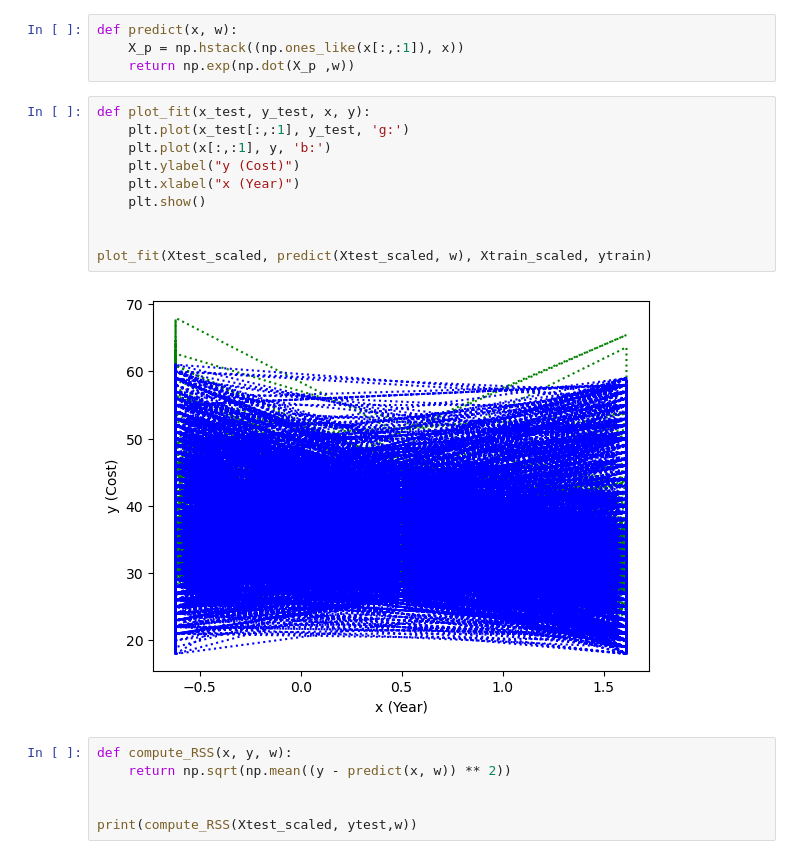
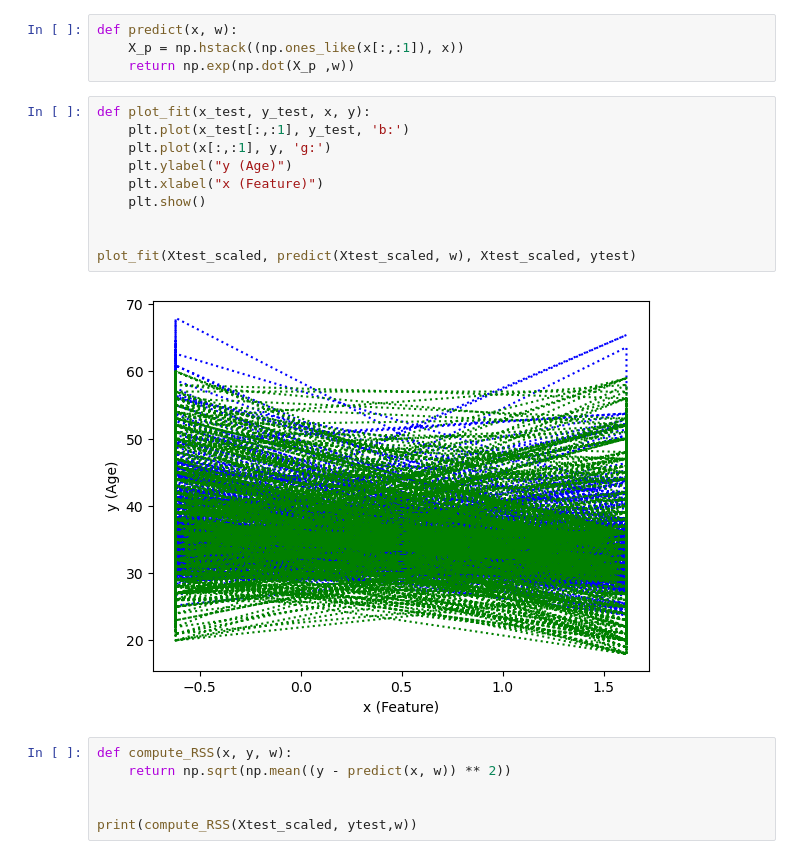
Before and after one commit to cksinghnet/PML-Final-Project, a Jupyter notebook: Regression Code.ipynb, the cells around one changed output. Drawn from its saved outputs; the diff is of its cells as text.

```diff
--- a/Regression Code.ipynb
+++ b/Regression Code.ipynb
@@ -110,16 +95,16 @@ def predict(x, w):
     return np.exp(np.dot(X_p ,w))
 # %%
 def plot_fit(x_test, y_test, x, y):
-    plt.plot(x_test[:,:1], y_test, 'g:')
-    plt.plot(x[:,:1], y, 'b:')
-    plt.ylabel("y (Cost)")
-    plt.xlabel("x (Year)")
+    plt.plot(x_test[:,:1], y_test, 'b:')
+    plt.plot(x[:,:1], y, 'g:')
+    plt.ylabel("y (Age)")
+    plt.xlabel("x (Feature)")
     plt.show()
 
 
-plot_fit(Xtest_scaled, predict(Xtest_scaled, w), Xtrain_scaled, ytrain)
+plot_fit(Xtest_scaled, predict(Xtest_scaled, w), Xtest_scaled, ytest)
 # %% [output]
-[figure, old version]
+[figure, new version]
 # %%
 def compute_RSS(x, y, w):
     return np.sqrt(np.mean((y - predict(x, w)) ** 2))
```
Also changed, not shown: parts of 7 cells of this notebook.
